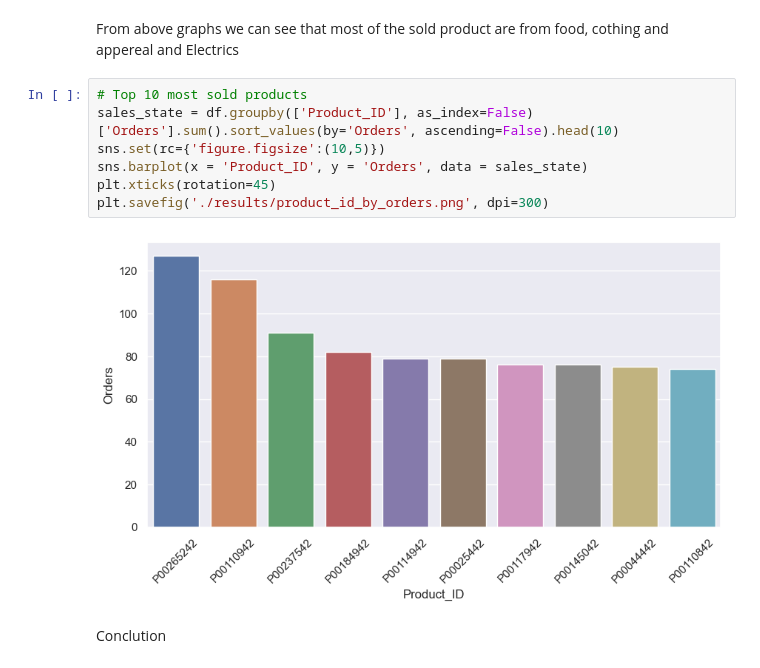
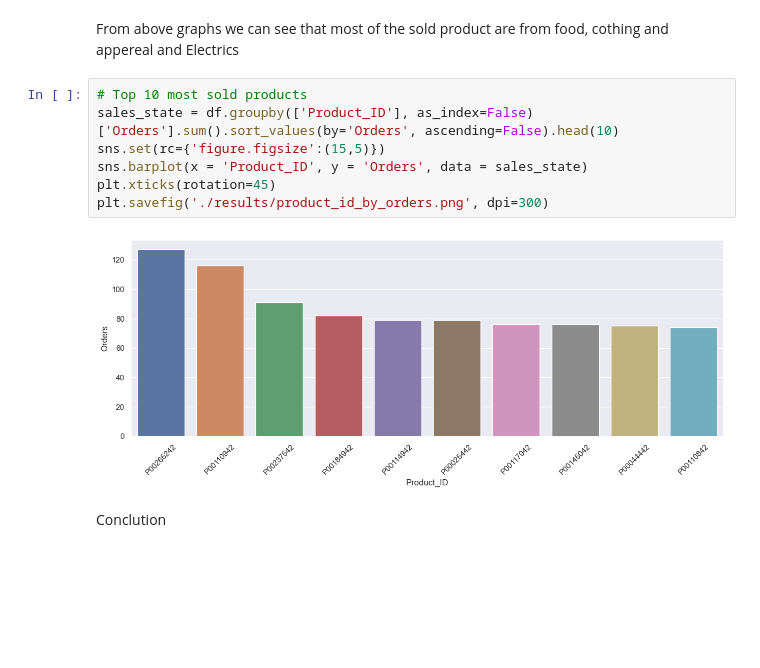
Before and after one commit to ahsanmasum88/diwali_sales_analysis, a Jupyter notebook: diwali_sales_analysis.ipynb, the cells around one changed output. Drawn from its saved outputs; the diff is of its cells as text; blank space fills up the shorter version.

```diff
--- a/diwali_sales_analysis.ipynb
+++ b/diwali_sales_analysis.ipynb
@@ -266,12 +266,12 @@ From above graphs we can see that most of the sold product are from food, cothin
 # %%
 # Top 10 most sold products
 sales_state = df.groupby(['Product_ID'], as_index=False)['Orders'].sum().sort_values(by='Orders', ascending=False).head(10)
-sns.set(rc={'figure.figsize':(10,5)})
+sns.set(rc={'figure.figsize':(15,5)})
 sns.barplot(x = 'Product_ID', y = 'Orders', data = sales_state)
 plt.xticks(rotation=45)
 plt.savefig('./results/product_id_by_orders.png', dpi=300)
 # %% [output]
-[figure, old version]
+[figure, new version]
 # %% [markdown]
 Conclution
 # %% [markdown]
```
Also changed, not shown: 3 other files.
